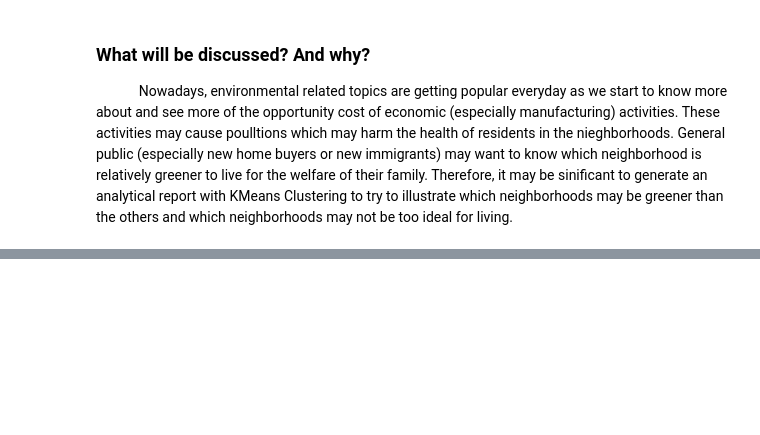
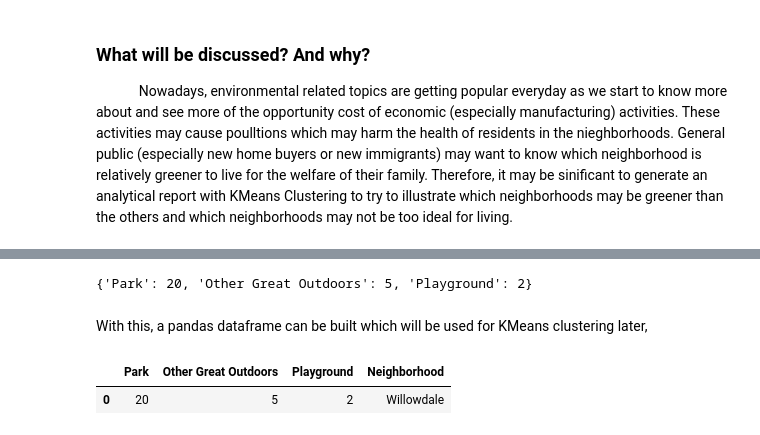
Before and after one commit to Stiggy-C/Coursera_Capstone, a Jupyter notebook: Applied_Data_Science_Capstone_W4_Q2.ipynb, the cells around one changed output, grey strips where cells are left out. Drawn from its saved outputs; the diff is of its cells as text; code cells hidden in the pictures; blank space fills up the shorter version.

```diff
--- a/Applied_Data_Science_Capstone_W4_Q2.ipynb
+++ b/Applied_Data_Science_Capstone_W4_Q2.ipynb
@@ -48,0 +95,16 @@ With this list of category IDs, the <a href="https://developer.foursquare.com/do
+# %%
+import requests
+category_id = '4bf58dd8d48988d15a941735,52e81612bcbc57f1066b7a21,52e81612bcbc57f1066b7a13,4bf58dd8d48988d162941735,4bf58dd8d48988d163941735,56aa371be4b08b9a8d5734d7,58daa1548bbb0b01f18ec1a9,58daa1558bbb0b01f18ec1ac'
+intent = 'browse'
+limit = 50
+ll = ' 43.787222,-79.429444'
+radius = 2000
+url = "https://api.foursquare.com/v2/venues/search?client_id={}&client_secret={}&v={}&categoryId={}&intent={}&limit={}&ll={}&radius={}"
+url = url.format(client_id, client_secret, v, category_id, intent, limit, ll, radius)
+payload = {}
+headers = {}
+
+response = requests.request("GET", url, headers = headers, data = payload)
+json_response = response.json()
+import json
+print(json.dumps(json_response, indent = 2))
@@ -48,0 +131,24 @@ With this list of category IDs, the <a href="https://developer.foursquare.com/do
+# %%
+dictionary = {}
+for v in json_response['response']['venues']:
+    for c in v['categories']:
+        if c['primary'] == True:
+            if c['name'] in dictionary:
+                dictionary[c['name']] += 1
+            else:
+                dictionary[c['name']] = 1
+print (dictionary)
+# %% [output]
+{'Park': 20, 'Other Great Outdoors': 5, 'Playground': 2}
+# %% [markdown]
+<div style="margin-top: 5px;">With this, a pandas dataframe can be built which will be used for KMeans clustering later,</div>
+# %%
+dictionary['Neighborhood'] = 'Willowdale'
+
+import pandas
+
+sample = pandas.DataFrame(data = dictionary, index = [0])
+sample
+# %% [output]
+|  | Park | Other Great Outdoors | Playground | Neighborhood |
+| 0 | 20 | 5 | 2 | Willowdale |
```
Also changed, not shown: parts of 4 cells of this notebook.
